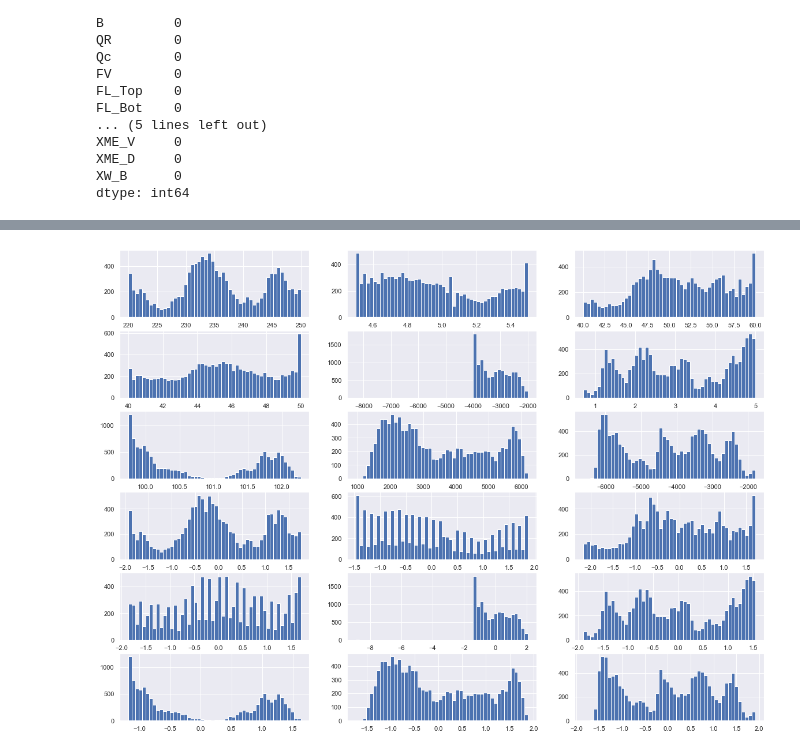
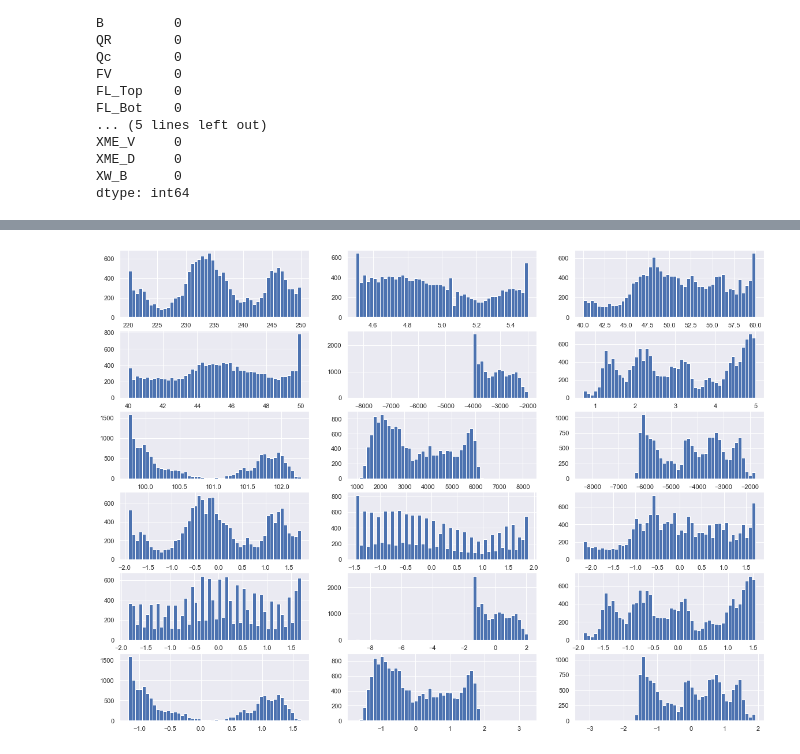
Before and after one commit to PoShawn/Machine-Learning, a Jupyter notebook: Final Project/Final_DataAnalysis.ipynb, the cells around one changed output, grey strips where cells are left out. Drawn from its saved outputs; the diff is of its cells as text; code cells hidden in the pictures.

```diff
--- a/Final Project/Final_DataAnalysis.ipynb
+++ b/Final Project/Final_DataAnalysis.ipynb
@@ -97,16 +97,13 @@ sns.heatmap(Dataset_df.corr().round(2), annot=True, linewidths=0.2, square=True)
 Dataset_raw = np.array(Dataset_df)
 Dataset = np.random.permutation(Dataset_raw)
 
-X_train = Dataset[:12000,:9]
-Y_train = Dataset[:12000,-3:]
-X_test  = Dataset[12000:,:9]
-Y_test  = Dataset[12000:,-3:]
+X = Dataset[:,:9]
+Y = Dataset[:,9:]
 
-scaler_X_train = sp.StandardScaler().fit(X_train)
-X_train_scl = scaler_X_train.transform(X_train)
-scaler_X_test = sp.StandardScaler().fit(X_test)
-X_test_scl = scaler_X_test.transform(X_test)
-scaler_Y_train = sp.StandardScaler().fit(Y_train)
-Y_train_scl = scaler_Y_train.transform(Y_train)
-scaler_Y_test = sp.StandardScaler().fit(Y_test)
-Y_test_scl = scaler_Y_test.transform(Y_test)
+
+print(Y)
+
+scaler_X = sp.StandardScaler().fit(X)
+X_scl = scaler_X_train.transform(X)
+scaler_Y = sp.StandardScaler().fit(Y)
+Y_scl = scaler_Y_train.transform(Y)
@@ -113,9 +124,9 @@ Y_test_scl = scaler_Y_test.transform(Y_test)
 # %%
 fig, ax = plt.subplots(6,3,figsize=(20,15))
 for i in range(9):
     plt.subplot(6,3,i+1)
-    plt.hist(X_train[:,i] , bins = 50)
+    plt.hist(X[:,i] , bins = 50)
     plt.subplot(6,3,i+10)
-    plt.hist(X_train_scl[:,i] , bins = 50)
+    plt.hist(X_scl[:,i] , bins = 50)
 # %% [output]
-[figure, old version]
+[figure, new version]
```
Also changed, not shown: parts of 4 cells of this notebook, 2 other files.
